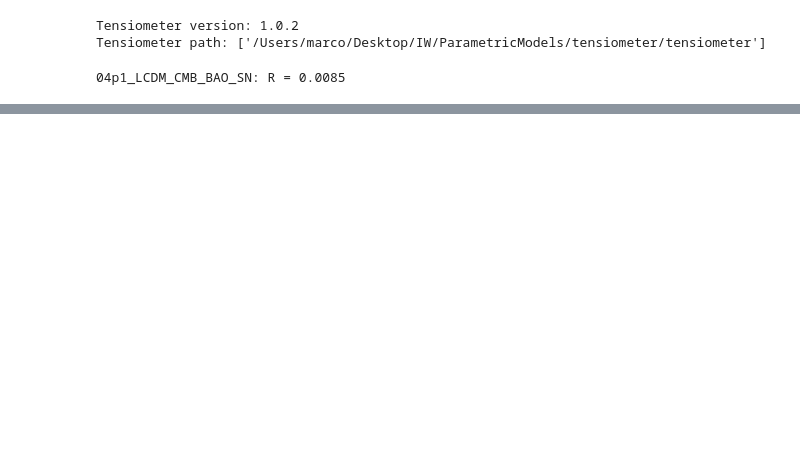
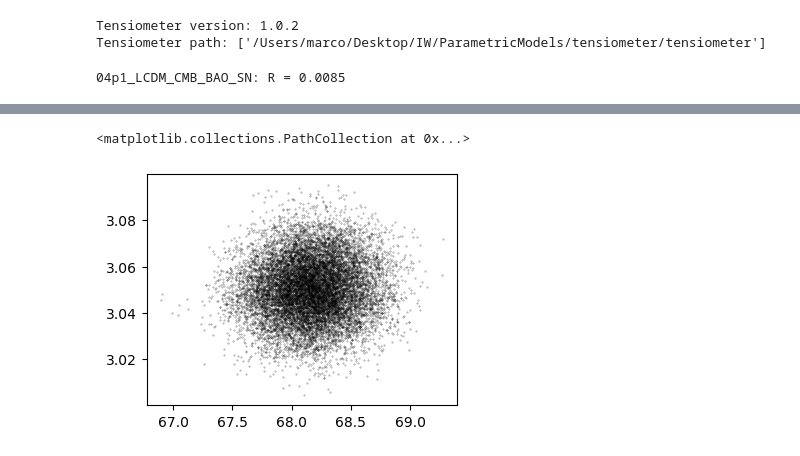
Before and after one commit to GenovaCosmology/ParametricModels, a Jupyter notebook: LCDM/parsing_example.ipynb, the cells around one changed output, grey strips where cells are left out. Saved outputs shown, nothing was run; the diff lists cells and outputs as text; code cells hidden in the pictures; blank space fills up the shorter version.

```diff
--- a/LCDM/parsing_example.ipynb
+++ b/LCDM/parsing_example.ipynb
@@ -46,0 +72,6 @@ print(chain.label+': R =', round(chain.GelmanRubin, 4))
+# %%
+plt.figure(figsize=(4, 3))
+plt.scatter(chain.samples[:, 0], chain.samples[:, 1], s=0.1, c='k', alpha=0.5)
+# %% [output]
+<matplotlib.collections.PathCollection at 0x...>
+[figure, added]
```
Also changed, not shown: parts of 8 cells of this notebook.
